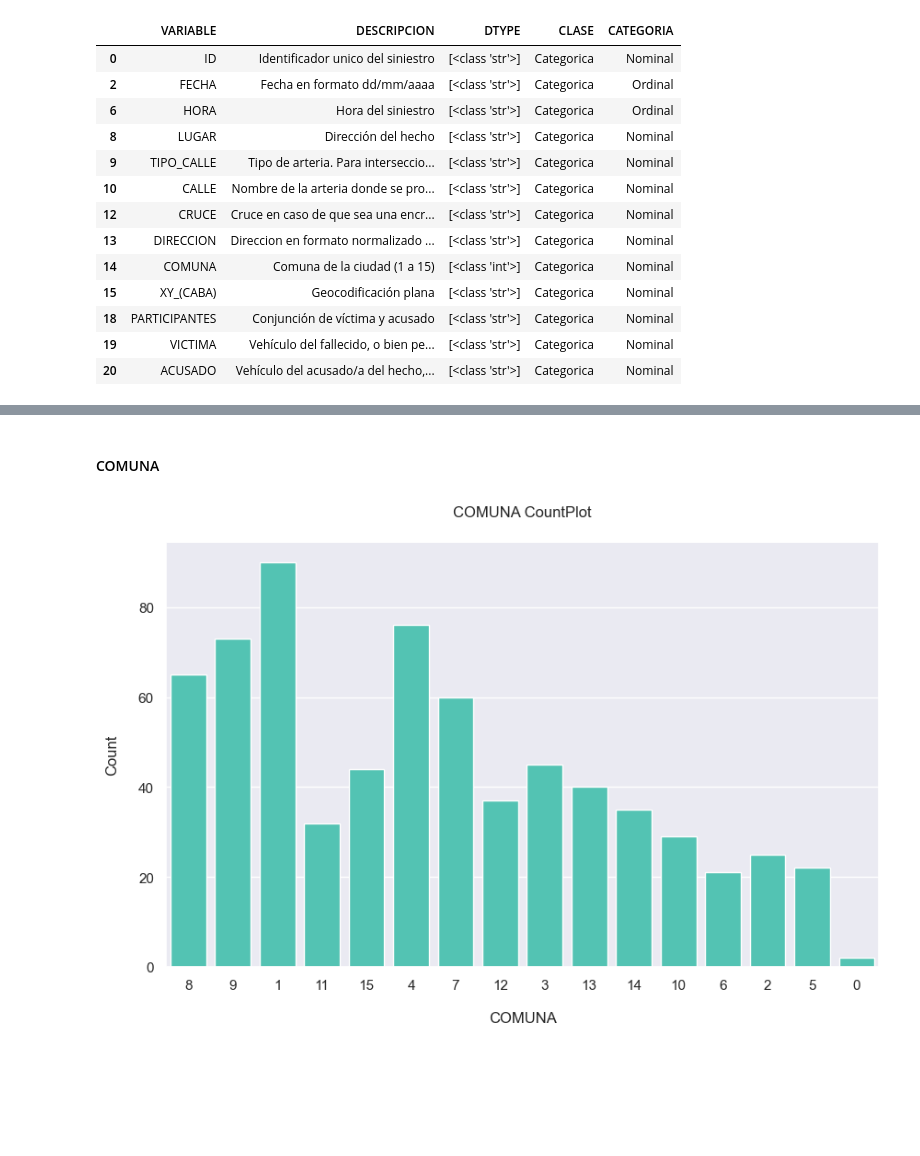
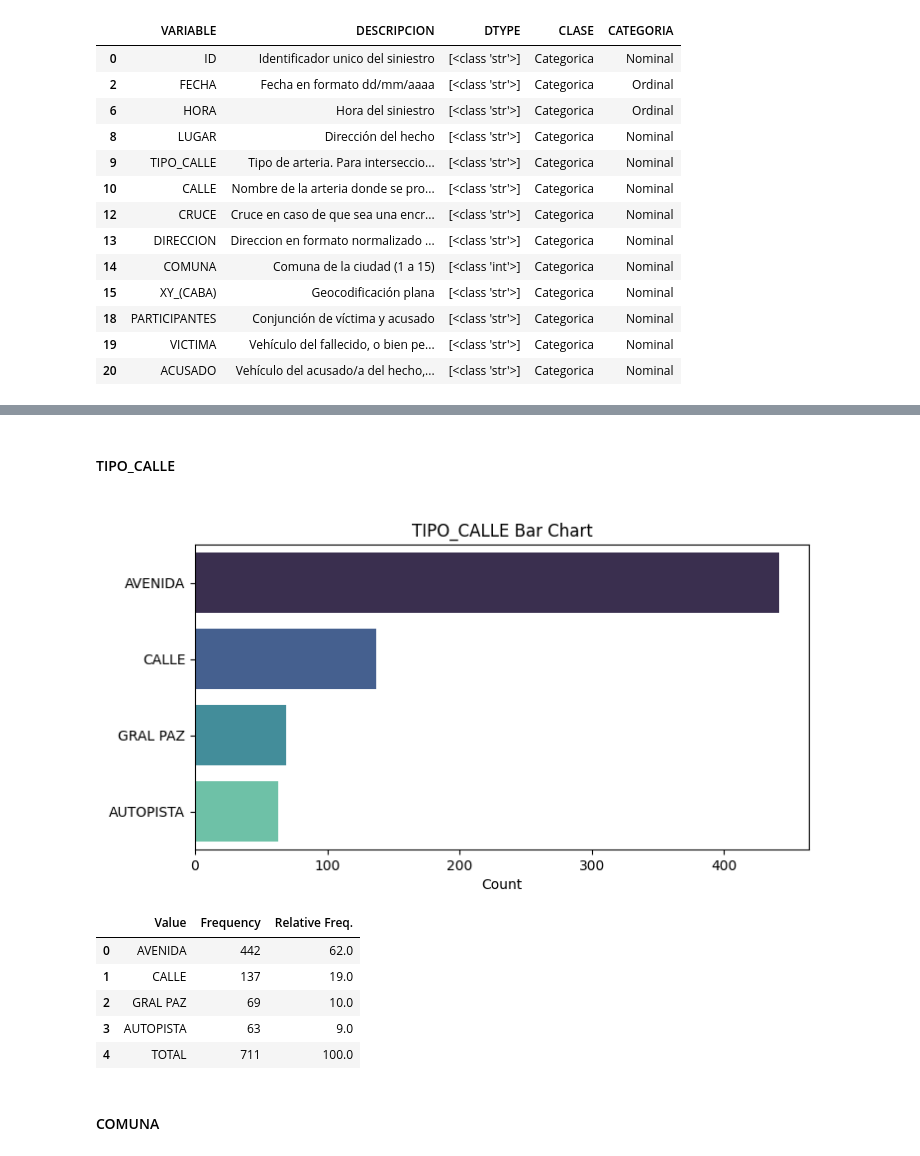
Before and after one commit to Slindex/Road-Accidents-DA, a Jupyter notebook: EDA.ipynb, the cells around one changed output, grey strips where cells are left out. Saved outputs shown, nothing was run; the diff lists cells and outputs as text; code cells hidden in the pictures; blank space fills up the shorter version.

```diff
--- a/EDA.ipynb
+++ b/EDA.ipynb
@@ -759,2 +841,15 @@ df_cat
+# %% [markdown]
+#### TIPO_CALLE
+# %%
+display(Image(filename='graphs/TIPO_CALLE_hbars_graph.png'))
+ut.freq_table(df, 'TIPO_CALLE')
+# %% [output]
+[figure, added]
+|  | Value | Frequency | Relative Freq. |
+| 0 | AVENIDA | 442 | 62.0 |
+| 1 | CALLE | 137 | 19.0 |
+| 2 | GRAL PAZ | 69 | 10.0 |
+| 3 | AUTOPISTA | 63 | 9.0 |
+| 4 | TOTAL | 711 | 100.0 |
 # %% [markdown]
 #### COMUNA
@@ -766,17 +855,0 @@ df_hc['COMUNA'] = df_hc['COMUNA'].astype(str)
-# %%
-# Define the custom color
-custom_color = "#40D6C0"
-
-# Create a custom palette with the specified color
-custom_palette = sns.color_palette([custom_color])
-
-# Create a countplot with the custom color palette
-plt.figure(figsize=(10, 6))
-sns.countplot(data=df_hc, x='COMUNA', palette=custom_palette)
-plt.xlabel('COMUNA', labelpad=15)
-plt.ylabel('Count', labelpad=15)
-plt.title('COMUNA CountPlot', pad=20)
-
-plt.show()
-# %% [output]
-[figure, removed]
```
Also changed, not shown: parts of 29 cells of this notebook, 16 other files.
